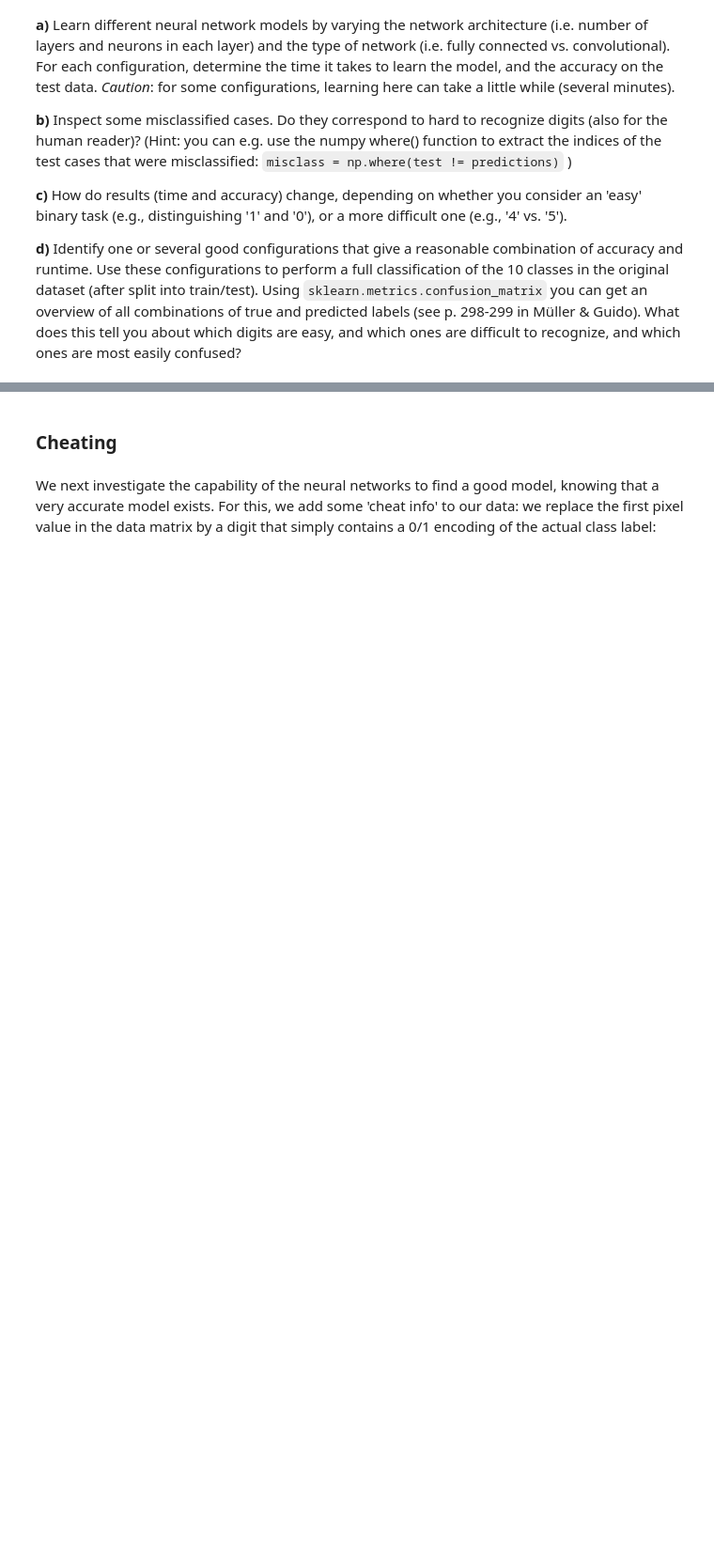
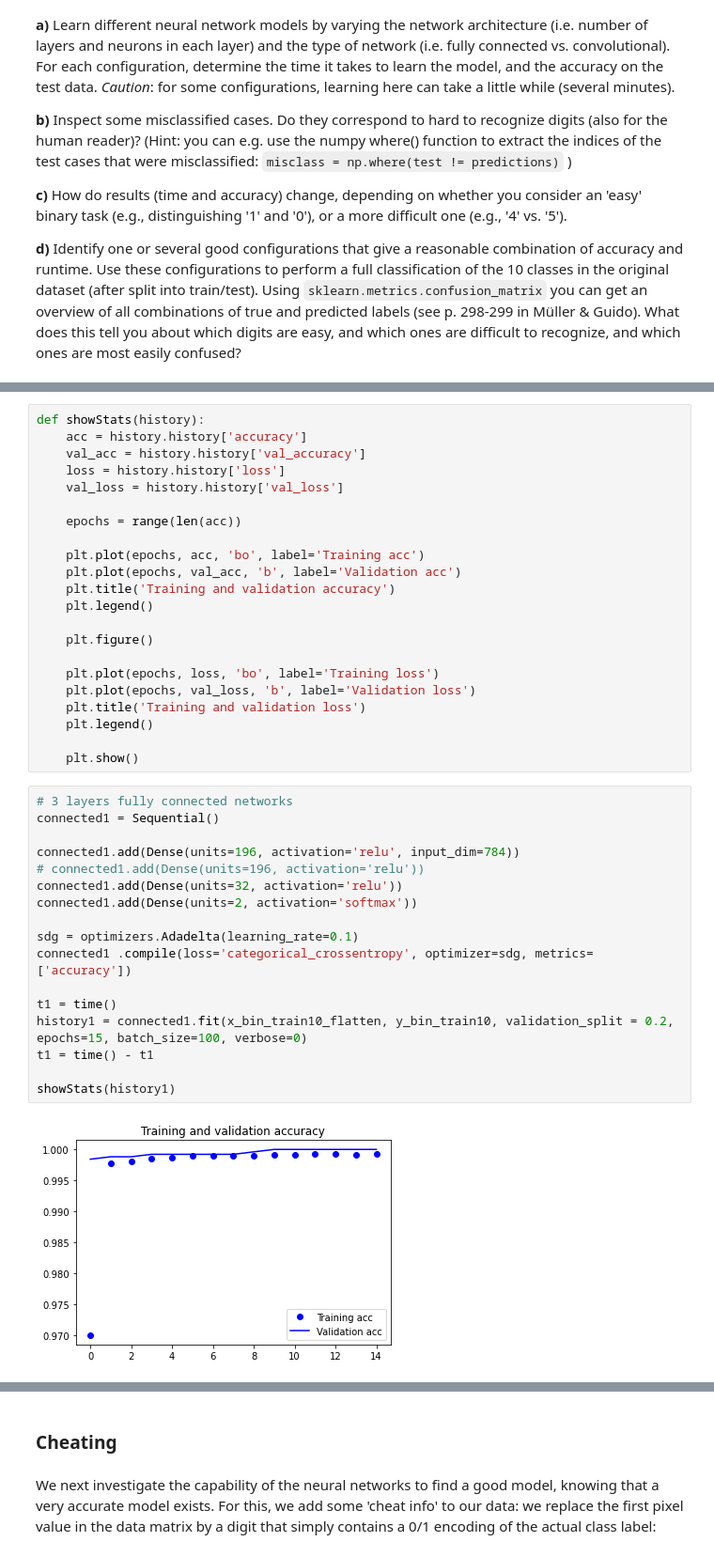
Before and after one commit to Mincoslav/MAL-Assignment, a Jupyter notebook: Assignment2.ipynb, the cells around one changed output, grey strips where cells are left out. Shown at 94% size. Saved outputs shown, nothing was run; the diff lists cells and outputs as text; blank space fills up the shorter version.

```diff
--- a/Assignment2.ipynb
+++ b/Assignment2.ipynb
@@ -376,0 +469,41 @@ The first training datapoint now is:
+# %%
+def showStats(history):
+    acc = history.history['accuracy']
+    val_acc = history.history['val_accuracy']
+    loss = history.history['loss']
+    val_loss = history.history['val_loss']
+
+    epochs = range(len(acc))
+
+    plt.plot(epochs, acc, 'bo', label='Training acc')
+    plt.plot(epochs, val_acc, 'b', label='Validation acc')
+    plt.title('Training and validation accuracy')
+    plt.legend()
+
+    plt.figure()
+
+    plt.plot(epochs, loss, 'bo', label='Training loss')
+    plt.plot(epochs, val_loss, 'b', label='Validation loss')
+    plt.title('Training and validation loss')
+    plt.legend()
+
+    plt.show()
+# %%
+# 3 layers fully connected networks
+connected1 = Sequential()
+
+connected1.add(Dense(units=196, activation='relu', input_dim=784))
+# connected1.add(Dense(units=196, activation='relu'))
+connected1.add(Dense(units=32, activation='relu'))
+connected1.add(Dense(units=2, activation='softmax'))
+
+sdg = optimizers.Adadelta(learning_rate=0.1)
+connected1 .compile(loss='categorical_crossentropy', optimizer=sdg, metrics=['accuracy'])
+
+t1 = time()
+history1 = connected1.fit(x_bin_train10_flatten, y_bin_train10, validation_split = 0.2, epochs=15, batch_size=100, verbose=0)
+t1 = time() - t1
+
+showStats(history1)
+# %% [output]
+[figure, added]
```
Also changed, not shown: parts of 22 cells of this notebook, 1 other file.
